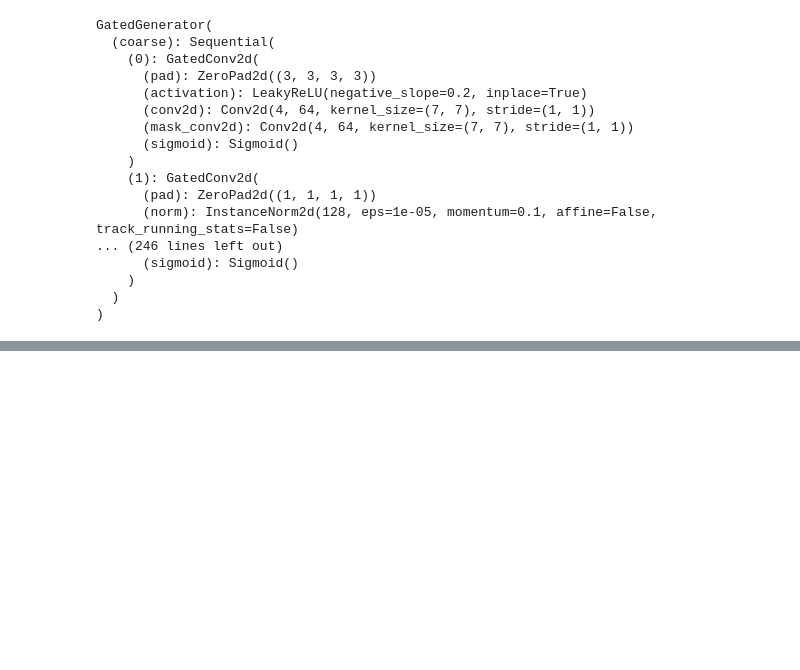
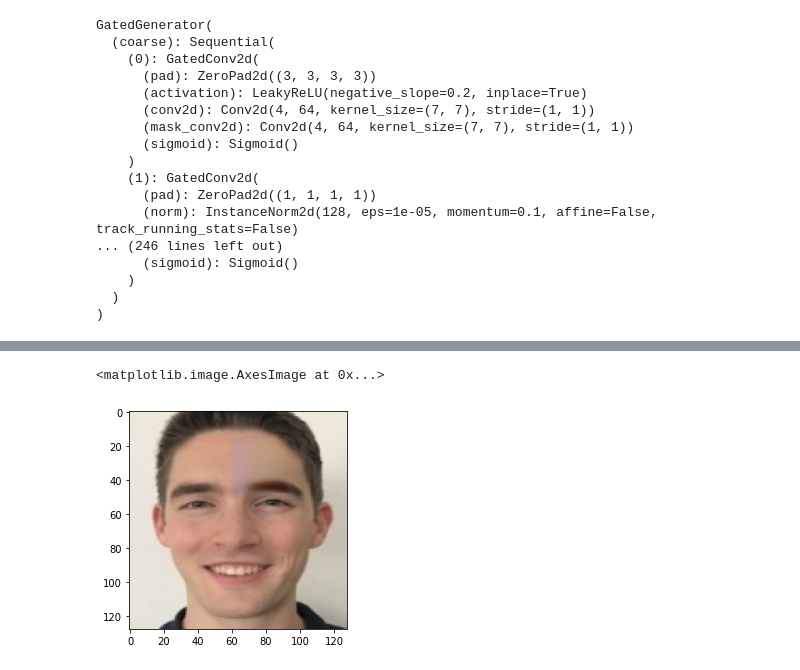
Before and after one commit to ksj3421/CS445-Object-Inpainting, a Jupyter notebook: combine_result.ipynb, the cells around one changed output, grey strips where cells are left out. Drawn from its saved outputs; the diff is of its cells as text; code cells hidden in the pictures; blank space fills up the shorter version.

```diff
--- a/combine_result.ipynb
+++ b/combine_result.ipynb
@@ -86,5 +106,14 @@ GatedGenerator(
     )
   )
 )
+# %%
+def resize_image(img, blocks=(128, 128)):
+    transposed_image = img.transpose(2, 0, 1)
+    resized_image = []
+    for channel in transposed_image:
+        resized_channel = cv2.resize(channel, blocks, interpolation=cv2.INTER_AREA)
+        resized_image.append(resized_channel)
+    img = np.array(resized_image)
+    return img
 # %%
 from torchvision.transforms import ToTensor
@@ -139,0 +143,6 @@ plt.imshow(return_image_numpy(second_out_wholeimg))
+# %%
+## detect face part
+frame, _, frame_for_generate, frame_for_generate_mask = mask_detected_faces()
+frame_for_generate = resize_image(frame_for_generate)
+frame = resize_image(frame)
+masked_image, masked = random_block_mask(frame_for_generate.transpose(1,2,0), block_size=(32,32))
@@ -139,0 +154,19 @@ plt.imshow(return_image_numpy(second_out_wholeimg))
+# %%
+frame_for_generate = torch.from_numpy(frame_for_generate).unsqueeze(0)
+masked = torch.tensor(masked, dtype=torch.float32).unsqueeze(0).unsqueeze(0)
+
+frame_for_generate = frame_for_generate.to(device)
+masked = masked.to(device)
+first_out, second_out  = generator(frame_for_generate/255, masked)
+
+first_out_wholeimg = frame_for_generate/255 * (1 - masked ) + first_out * masked
+second_out_wholeimg = frame_for_generate/255 * (1 - masked ) + second_out * masked
+resized_final_image = []
+for channel in second_out_wholeimg[0]:
+    resized_channel = cv2.resize(channel.detach().cpu().numpy(), (128, 128))
+    resized_final_image.append(resized_channel)
+resized_final_image = np.array(resized_final_image)
+plt.imshow(resized_final_image.transpose(1,2,0))
+# %% [output]
+<matplotlib.image.AxesImage at 0x...>
+[figure, added]
```
Also changed, not shown: parts of 7 cells of this notebook.
